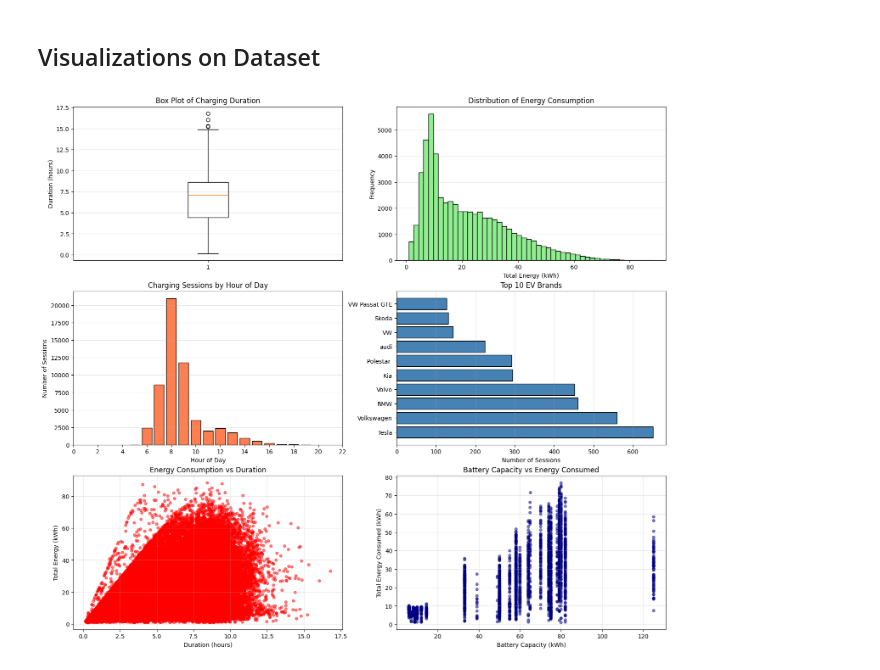
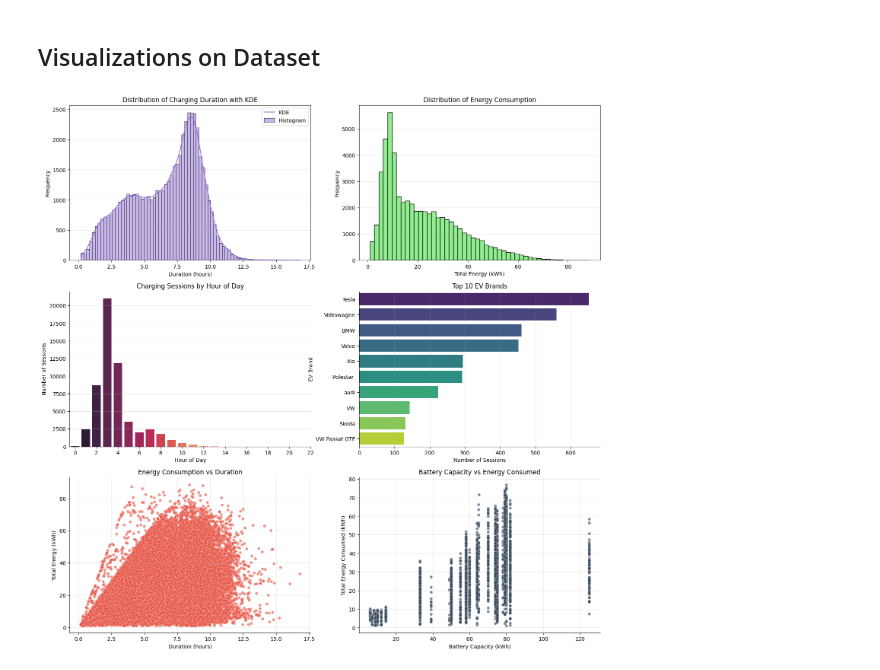
Before and after one commit to ManuCa93/time_series_final, a Jupyter notebook: notebook.ipynb, the cells around one changed output. Cells and saved outputs as stored; diff of their text form; code cells hidden in the pictures.

Commit message:
edited visualization

```diff
--- a/notebook.ipynb
+++ b/notebook.ipynb
@@ -57,13 +58,15 @@ Average charging duration: 6.55 hours
 ## Visualizations on Dataset
 # %%
 # Create a figure with multiple subplots
-fig, axes = plt.subplots(3, 2, figsize=(18, 16))
+fig, axes = plt.subplots(3, 2, figsize=(18, 18))
 
-# 1. Box plot of charging duration
-axes[0, 0].boxplot(df['duration'], vert=True)
-axes[0, 0].set_ylabel('Duration (hours)')
-axes[0, 0].set_title('Box Plot of Charging Duration')
+# 1. Distribution plot of duration
+sns.histplot(data=df, x='duration', kde=True, ax=axes[0, 0], color='mediumpurple', edgecolor='black')
+axes[0, 0].set_title('Distribution of Charging Duration with KDE')
+axes[0, 0].set_xlabel('Duration (hours)')
+axes[0, 0].set_ylabel('Frequency')
 axes[0, 0].grid(axis='y', alpha=0.3)
+axes[0, 0].legend(['KDE', 'Histogram'])
 
 # 2. Distribution of total energy consumed
 axes[0, 1].hist(df['total_energy'], bins=50, edgecolor='black', color='lightgreen')
@@ -72,35 +75,59 @@ axes[0, 1].set_ylabel('Frequency')
 axes[0, 1].set_title('Distribution of Energy Consumption')
 axes[0, 1].grid(axis='y', alpha=0.3)
 
 # 3. Charging sessions by hour of day
 df['start_hour'] = df['start_datetime'].dt.hour
 hourly_sessions = df['start_hour'].value_counts().sort_index()
-axes[1, 0].bar(hourly_sessions.index, hourly_sessions.values, color='coral', edgecolor='black')
+
+sns.barplot(x=hourly_sessions.index, y=hourly_sessions.values,
+            palette='rocket', ax=axes[1, 0], saturation=0.8)
+
 axes[1, 0].set_xlabel('Hour of Day')
 axes[1, 0].set_ylabel('Number of Sessions')
 axes[1, 0].set_title('Charging Sessions by Hour of Day')
 axes[1, 0].set_xticks(range(0, 24, 2))
+axes[1, 0].set_xticklabels(range(0, 24, 2))
 axes[1, 0].grid(axis='y', alpha=0.3)
+axes[1, 0].spines['top'].set_visible(False)
+axes[1, 0].spines['right'].set_visible(False)
 
 # 4. Top EV brands
 top_brands = df['EV_brand_selfreported'].value_counts().head(10)
-axes[1, 1].barh(top_brands.index, top_brands.values, color='steelblue', edgecolor='black')
+
+sns.barplot(y=top_brands.index, x=top_brands.values,
+            palette='viridis', ax=axes[1, 1], saturation=0.8)
+
 axes[1, 1].set_xlabel('Number of Sessions')
+axes[1, 1].set_ylabel('EV Brand')
 axes[1, 1].set_title('Top 10 EV Brands')
 axes[1, 1].grid(axis='x', alpha=0.3)
+axes[1, 1].spines['top'].set_visible(False)
+axes[1, 1].spines['right'].set_visible(False)
 
 # 5. Energy vs Duration scatter plot
-axes[2, 0].scatter(df['duration'], df['total_energy'], alpha=0.5, s=20, color='red')
+sns.scatterplot(x='duration', y='total_energy', data=df,
+                alpha=0.6, s=30, color='#e74c3c',
+                edgecolor='white', linewidth=0.3, ax=axes[2, 0])
+
+# Styling
 axes[2, 0].set_xlabel('Duration (hours)')
 axes[2, 0].set_ylabel('Total Energy (kWh)')
 axes[2, 0].set_title('Energy Consumption vs Duration')
 axes[2, 0].grid(alpha=0.3)
+axes[2, 0].spines['top'].set_visible(False)
+axes[2, 0].spines['right'].set_visible(False)
 
 # 6. Capacity vs Total Energy scatter
-axes[2, 1].scatter(df['capacity_kwh'], df['total_energy'], alpha=0.5, s=20, color='navy')
+sns.scatterplot(x='capacity_kwh', y='total_energy', data=df,
+                alpha=0.6, s=30, color='#2c3e50',
+                edgecolor='white', linewidth=0.3, ax=axes[2, 1])
+
+# Styling
 axes[2, 1].set_xlabel('Battery Capacity (kWh)')
 axes[2, 1].set_ylabel('Total Energy Consumed (kWh)')
 axes[2, 1].set_title('Battery Capacity vs Energy Consumed')
 axes[2, 1].grid(alpha=0.3)
+axes[2, 1].spines['top'].set_visible(False)
+axes[2, 1].spines['right'].set_visible(False)
 # %% [output]
-[figure, old version]
+[figure, new version]
```
Also changed, not shown: parts of 1 cell of this notebook.
